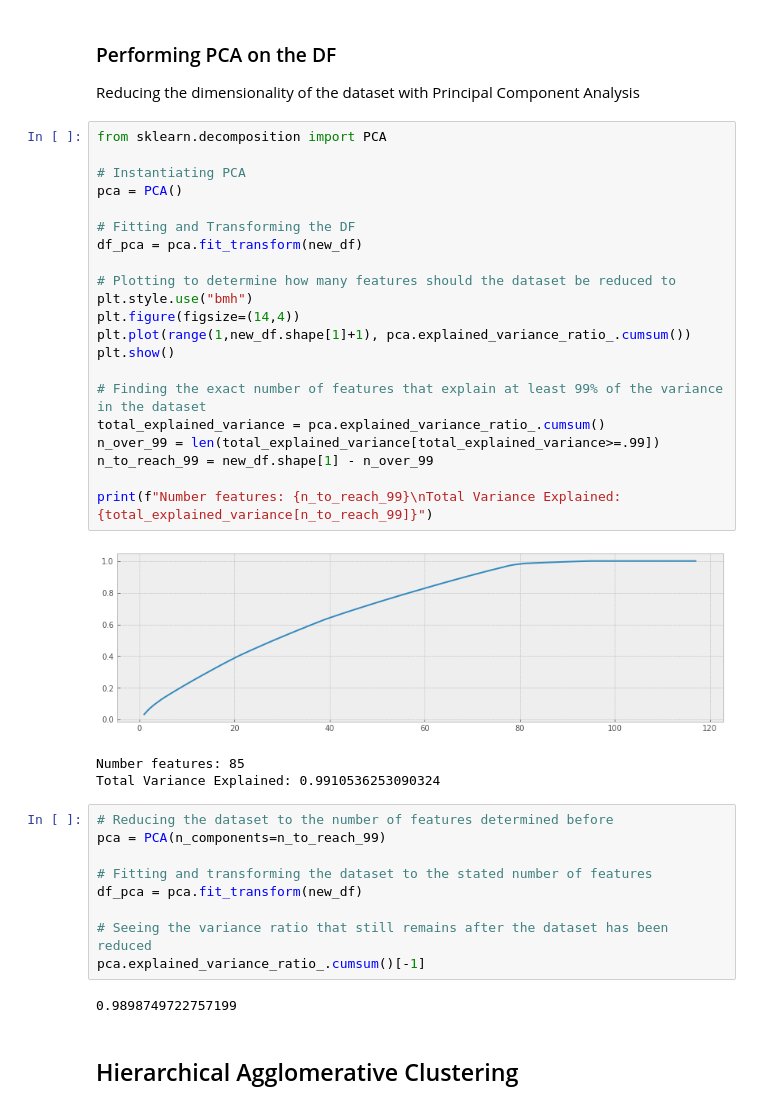
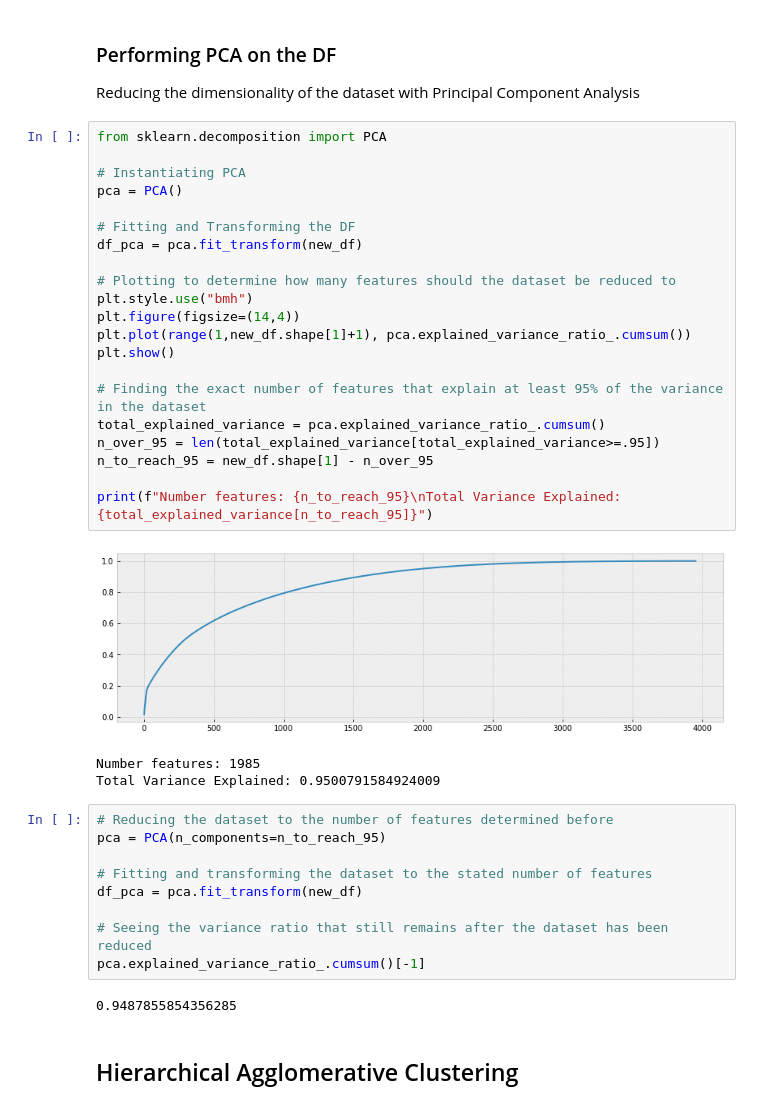
Before and after one commit to marcosan93/AI-Matchmaker, a Jupyter notebook: HAC-Clustering-Profiles-CountV-Bigrams.ipynb, the cells around one changed output. Cells and saved outputs as stored; diff of their text form.

Commit message:
PCA the dataset

```diff
--- a/HAC-Clustering-Profiles-CountV-Bigrams.ipynb
+++ b/HAC-Clustering-Profiles-CountV-Bigrams.ipynb
@@ -135,31 +135,31 @@ Reducing the dimensionality of the dataset with Principal Component Analysis
 # %%
 from sklearn.decomposition import PCA
 
 # Instantiating PCA
 pca = PCA()
 
 # Fitting and Transforming the DF
 df_pca = pca.fit_transform(new_df)
 
 # Plotting to determine how many features should the dataset be reduced to
 plt.style.use("bmh")
 plt.figure(figsize=(14,4))
 plt.plot(range(1,new_df.shape[1]+1), pca.explained_variance_ratio_.cumsum())
 plt.show()
 
-# Finding the exact number of features that explain at least 99% of the variance in the dataset
+# Finding the exact number of features that explain at least 95% of the variance in the dataset
 total_explained_variance = pca.explained_variance_ratio_.cumsum()
-n_over_99 = len(total_explained_variance[total_explained_variance>=.99])
-n_to_reach_99 = new_df.shape[1] - n_over_99
+n_over_95 = len(total_explained_variance[total_explained_variance>=.95])
+n_to_reach_95 = new_df.shape[1] - n_over_95
 
-print(f"Number features: {n_to_reach_99}\nTotal Variance Explained: {total_explained_variance[n_to_reach_99]}")
+print(f"Number features: {n_to_reach_95}\nTotal Variance Explained: {total_explained_variance[n_to_reach_95]}")
 # %% [output]
-[figure, old version]
+[figure, new version]
-Number features: 85
-Total Variance Explained: 0.9910536253090324
+Number features: 1985
+Total Variance Explained: 0.9500791584924009
 # %%
 # Reducing the dataset to the number of features determined before
-pca = PCA(n_components=n_to_reach_99)
+pca = PCA(n_components=n_to_reach_95)
 
 # Fitting and transforming the dataset to the stated number of features
 df_pca = pca.fit_transform(new_df)
@@ -167,7 +167,7 @@ df_pca = pca.fit_transform(new_df)
 # Seeing the variance ratio that still remains after the dataset has been reduced
 pca.explained_variance_ratio_.cumsum()[-1]
 # %% [output]
-0.9898749722757199
+0.9487855854356285
 # %% [markdown]
 ## Hierarchical Agglomerative Clustering
 # %% [markdown]
```
